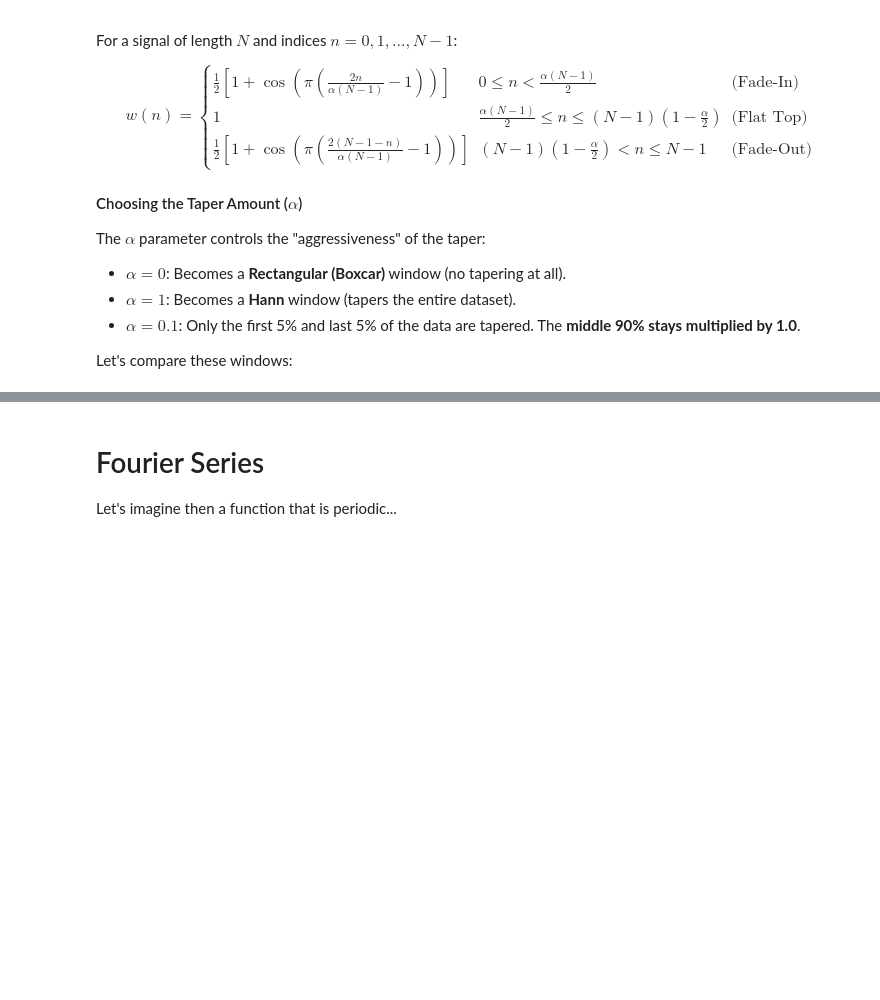
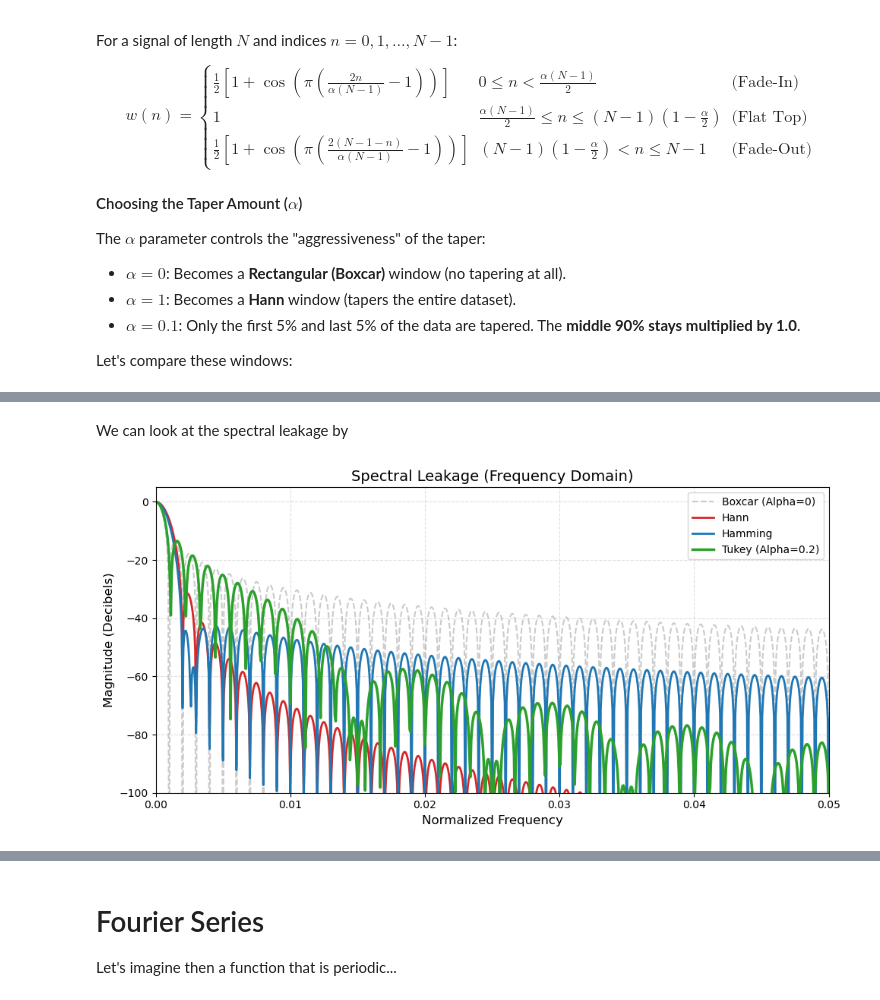
Before and after one commit to adriantompkins/climate-book, a Jupyter notebook: notebooks/part2_cda/climdata_FFT_analysis.ipynb, the cells around one changed output, grey strips where cells are left out. Cells and saved outputs as stored; diff of their text form; code cells hidden in the pictures; blank space fills up the shorter version.

```diff
--- a/notebooks/part2_cda/climdata_FFT_analysis.ipynb
+++ b/notebooks/part2_cda/climdata_FFT_analysis.ipynb
@@ -487,0 +490,48 @@ plt.show()
+# %% [markdown]
+We can look at the spectral leakage by
+# %%
+from scipy.fft import fft, fftshift, fftfreq
+
+# --- Spectral Leakage Calculation ---
+
+# 1. Zero-Padding
+pad_factor = 16
+N_fft = N * pad_factor
+
+def get_decibel_spectrum(window, n_fft):
+    """Calculates the normalized frequency response in dB."""
+    # FFT + Zero-Padding in the second option
+    W = fft(window, n=n_fft)
+    # Shift center, get magnitude, and normalize peak to 1.0 (0 dB)
+    mag = np.abs(fftshift(W))
+    mag /= np.max(mag)
+    # Convert to dB (log scale)
+    return 20 * np.log10(mag + 1e-10)
+
+# Calculate the spectrums for each window
+freqs = fftshift(fftfreq(N_fft))
+spec_hann    = get_decibel_spectrum(win_hann, N_fft)
+spec_hamming = get_decibel_spectrum(win_hamming, N_fft)
+spec_tukey   = get_decibel_spectrum(win_tukey, N_fft)
+spec_boxcar  = get_decibel_spectrum(win_boxcar, N_fft)
+
+# 3. Create the Spectral Leakage Plot
+plt.figure(figsize=(10, 5))
+
+plt.plot(freqs, spec_boxcar,  label='Boxcar (Alpha=0)', color='tab:grey', alpha=0.4, ls='--')
+plt.plot(freqs, spec_hann,    label='Hann',           color='tab:red',   lw=2)
+plt.plot(freqs, spec_hamming, label='Hamming',        color='tab:blue',  lw=2)
+plt.plot(freqs, spec_tukey,   label=f'Tukey (Alpha={alpha_val})', color='tab:green', lw=2.5)
+
+# Formatting for Spectral Analysis
+plt.title("Spectral Leakage (Frequency Domain)", fontsize=14)
+plt.ylabel("Magnitude (Decibels)", fontsize=12)
+plt.xlabel("Normalized Frequency", fontsize=12)
+plt.xlim(0, 0.05)   # Zooming in on the "leakage zone" near the peak
+plt.ylim(-100, 5)   # Looking deep into the noise floor
+plt.grid(True, which='both', linestyle='--', alpha=0.4)
+plt.legend()
+plt.tight_layout()
+plt.show()
+# %% [output]
+[figure, added]
```
Also changed, not shown: parts of 2 cells of this notebook.
